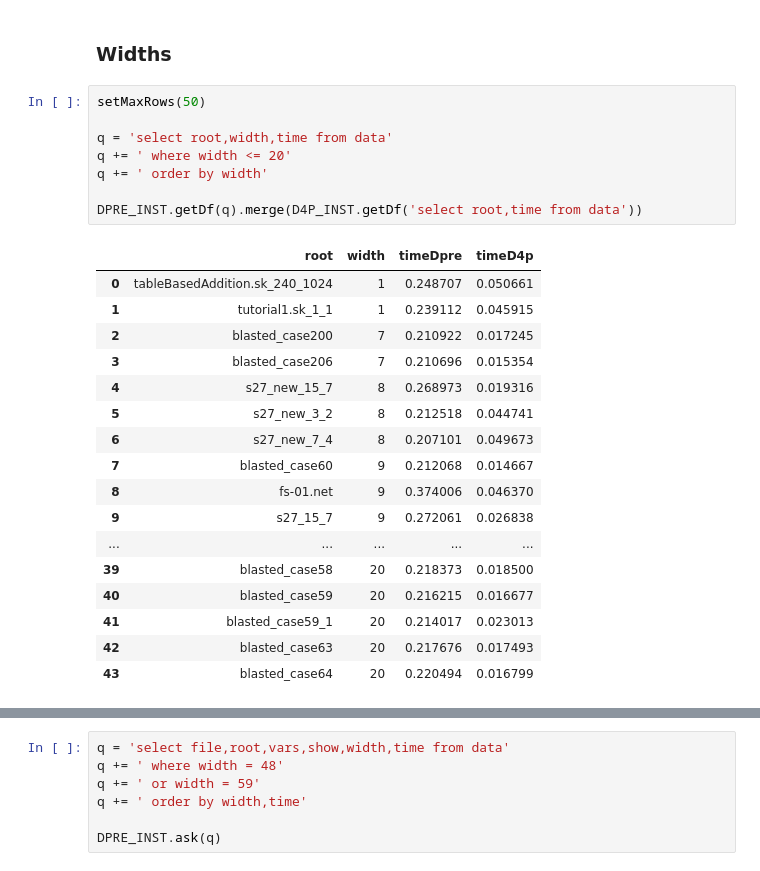
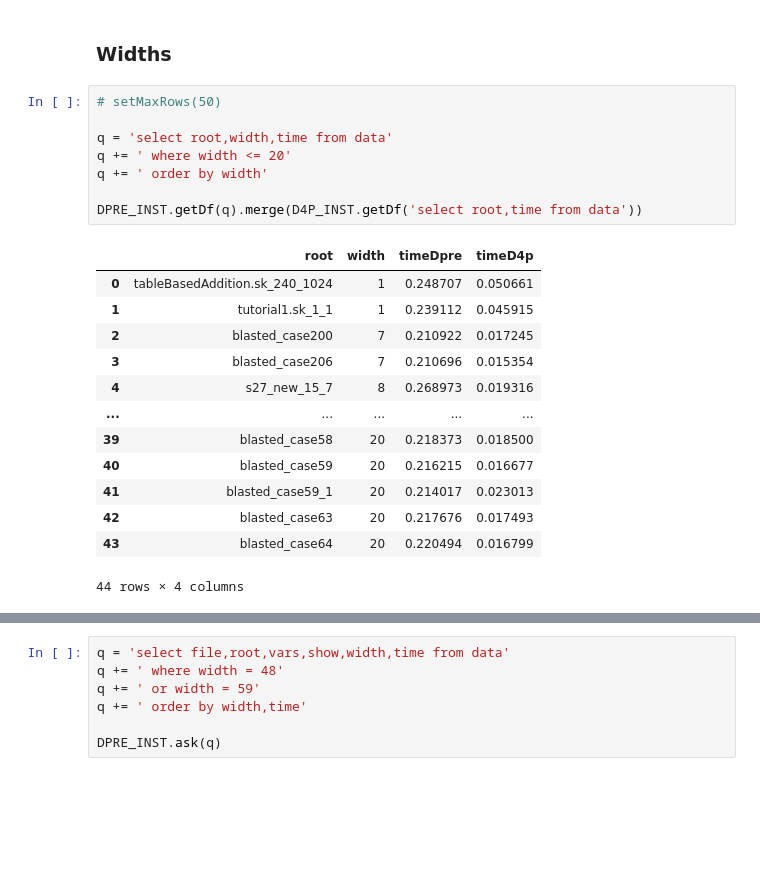
Before and after one commit to vuphan314/phd-thesis, a Jupyter notebook: eval/phd.ipynb, the cells around one changed output, grey strips where cells are left out. Drawn from its saved outputs; the diff is of its cells as text; blank space fills up the shorter version.

```diff
--- a/eval/phd.ipynb
+++ b/eval/phd.ipynb
@@ -3758,29 +3735,25 @@ writeFig(fig, 're/solvers.pgf')
 # %% [markdown]
 ### Widths
 # %%
-setMaxRows(50)
+# setMaxRows(50)
 
 q = 'select root,width,time from data'
 q += ' where width <= 20'
 q += ' order by width'
 
 DPRE_INST.getDf(q).merge(D4P_INST.getDf('select root,time from data'))
 # %% [output]
 |  | root | width | timeDpre | timeD4p |
 | 0 | tableBasedAddition.sk_240_1024 | 1 | 0.248707 | 0.050661 |
 | 1 | tutorial1.sk_1_1 | 1 | 0.239112 | 0.045915 |
 | 2 | blasted_case200 | 7 | 0.210922 | 0.017245 |
 | 3 | blasted_case206 | 7 | 0.210696 | 0.015354 |
 | 4 | s27_new_15_7 | 8 | 0.268973 | 0.019316 |
-| 5 | s27_new_3_2 | 8 | 0.212518 | 0.044741 |
-| 6 | s27_new_7_4 | 8 | 0.207101 | 0.049673 |
-| 7 | blasted_case60 | 9 | 0.212068 | 0.014667 |
-| 8 | fs-01.net | 9 | 0.374006 | 0.046370 |
-| 9 | s27_15_7 | 9 | 0.272061 | 0.026838 |
 | ... | ... | ... | ... | ... |
 | 39 | blasted_case58 | 20 | 0.218373 | 0.018500 |
 | 40 | blasted_case59 | 20 | 0.216215 | 0.016677 |
 | 41 | blasted_case59_1 | 20 | 0.214017 | 0.023013 |
 | 42 | blasted_case63 | 20 | 0.217676 | 0.017493 |
 | 43 | blasted_case64 | 20 | 0.220494 | 0.016799 |
+44 rows × 4 columns
 # %%
```
Also changed, not shown: parts of 39 cells of this notebook, 1 other file.
